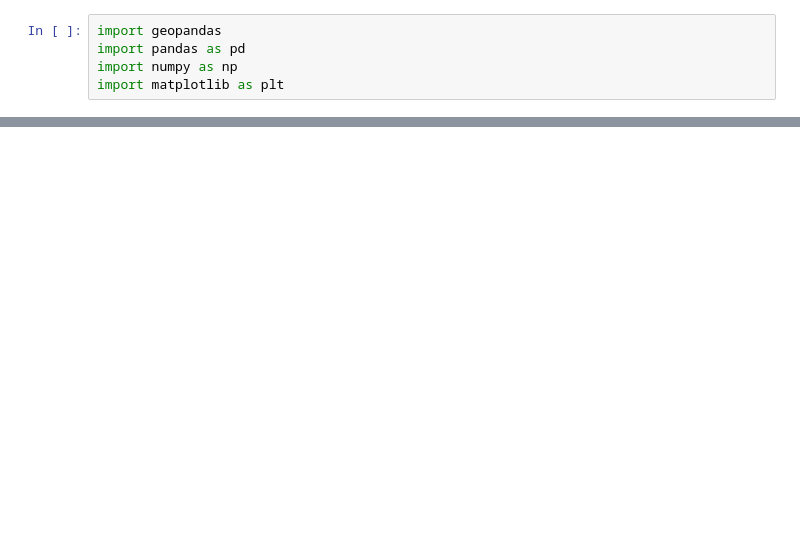
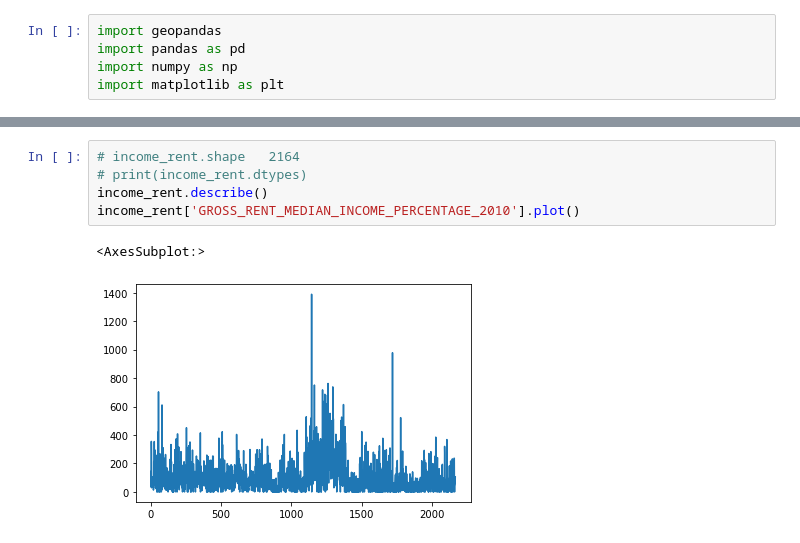
Before and after one commit to beibeilu/digital-twin, a Jupyter notebook: data-analysis/Merge.ipynb, the cells around one changed output, grey strips where cells are left out. Saved outputs shown, nothing was run; the diff lists cells and outputs as text; blank space fills up the shorter version.

```diff
--- a/data-analysis/Merge.ipynb
+++ b/data-analysis/Merge.ipynb
@@ -31,0 +35,8 @@ income_rent.head()
+# %%
+# income_rent.shape   2164
+# print(income_rent.dtypes)
+income_rent.describe()
+income_rent['GROSS_RENT_MEDIAN_INCOME_PERCENTAGE_2010'].plot()
+# %% [output]
+<AxesSubplot:>
+[figure, added]
```
Also changed, not shown: parts of 11 cells of this notebook, 22 other files.
